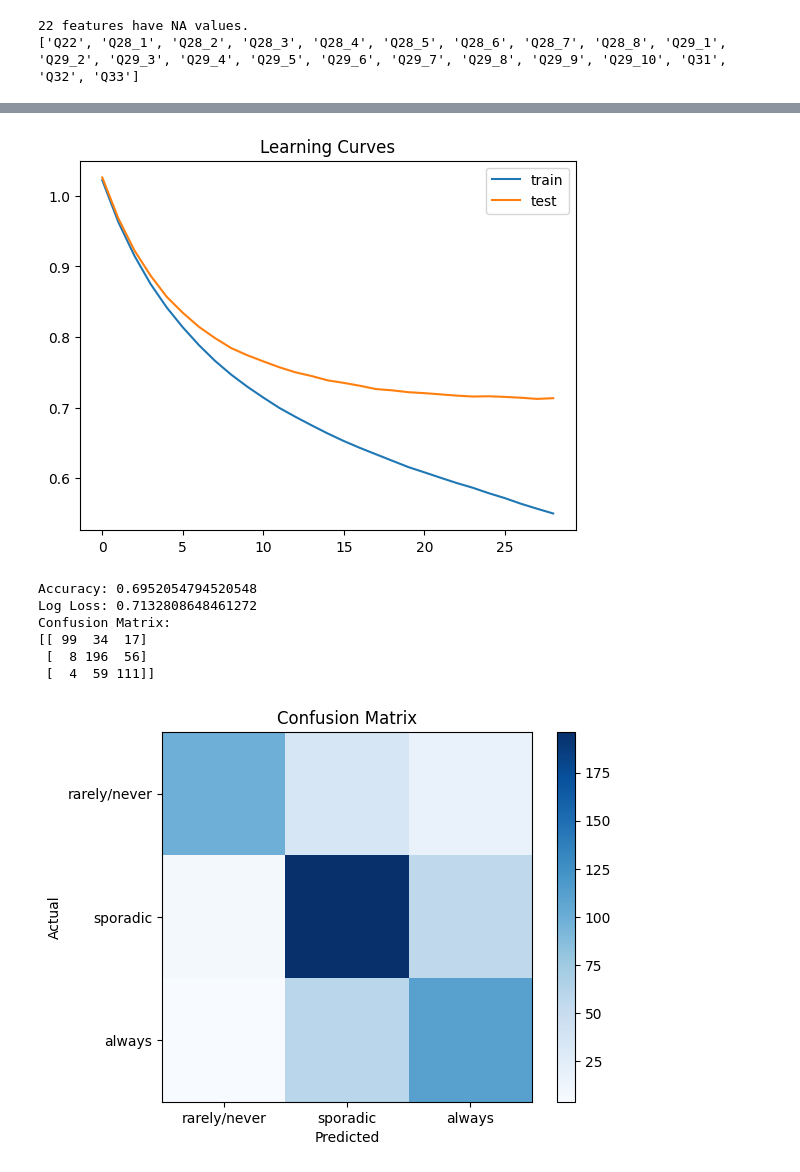
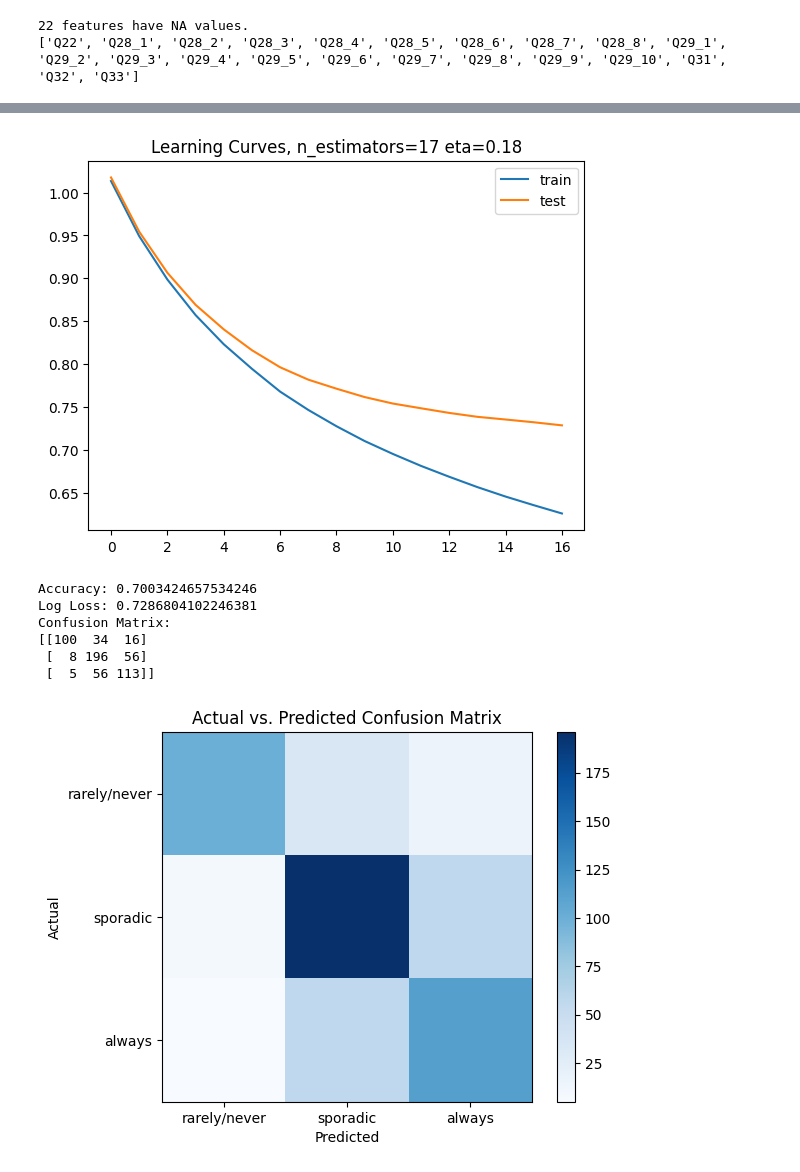
Before and after one commit to julietlawton/Predicting-Voting-Behavior, a Jupyter notebook: predicting_voting_behavior.ipynb, the cells around one changed output, grey strips where cells are left out. Saved outputs shown, nothing was run; the diff lists cells and outputs as text; code cells hidden in the pictures.

```diff
--- a/predicting_voting_behavior.ipynb
+++ b/predicting_voting_behavior.ipynb
@@ -92,7 +42,7 @@ non_voters.educ = pd.Categorical(non_voters.educ, ordered=True, categories=['Hig
 non_voters.voter_category = pd.Categorical(non_voters.voter_category, ordered=True, categories=['rarely/never', 'sporadic', 'always'])
 
 # Examine target variable distribution
-non_voters.voter_category.value_counts().sort_index().plot(kind='bar', color=choose_random_color())
+non_voters.voter_category.value_counts().sort_index().plot(kind='bar', color='navy')
 plt.title('Voter Category Distribution')
 plt.ylabel('count')
 plt.show()
@@ -100,19 +50,19 @@ plt.show()
 # Examine age distribution of participants
 print(non_voters.ppage.describe())
 
-plt.hist(non_voters.ppage)
+plt.hist(non_voters.ppage, color='m')
 plt.title('Age Distribution of Participants in Sample')
 plt.xlabel('age')
 plt.ylabel('count')
 plt.show()
 plt.clf()
 
-# Convert age feature to be catgorical instead of quantitative to improve interpretability
-non_voters.ppage = pd.cut(non_voters.ppage, bins=[0, 36, 53, 66, 99], labels=['35 or younger', '36-52', '53-65', '66 or older'])
-non_voters.ppage = pd.Categorical(non_voters.ppage, ordered=True, categories=['35 or younger', '36-52', '53-65', '66 or older'])
+# Convert age feature to be categorical instead of quantitative to improve interpretability
+non_voters.ppage = pd.cut(non_voters.ppage, bins=[0, 36, 53, 66, 99], labels=['22-35', '36-52', '53-65', '66-99'])
+non_voters.ppage = pd.Categorical(non_voters.ppage, ordered=True, categories=['22-35', '36-52', '53-65', '66-99'])
 
 # Examine new distribtuion
-non_voters.ppage.value_counts().sort_index().plot(kind='bar', color=choose_random_color())
+non_voters.ppage.value_counts().sort_index().plot(kind='bar', color='pink')
 plt.title('Age Distribution of Participants in Sample')
 plt.ylabel('count')
 plt.show()
@@ -205,6 +166,19 @@ non_voters = pd.concat([non_voters, pd.get_dummies(non_voters['race'])], axis=1)
 non_voters.drop(columns=['race'], axis=1, inplace=True)
 
 voter_demographics = non_voters[['ppage', 'educ', 'gender', 'income_cat', 'Black', 'Hispanic', 'Other/Mixed', 'White']].copy()
+
+# Perform one-hot encoding on question columns that are not ordinal
+non_voters = pd.concat([non_voters, pd.get_dummies(non_voters['Q21'], prefix='Q21')], axis=1)
+non_voters.drop(columns=['Q21'], axis=1, inplace=True)
+
+non_voters = pd.concat([non_voters, pd.get_dummies(non_voters['Q23'], prefix='Q23')], axis=1)
+non_voters.drop(columns=['Q23'], axis=1, inplace=True)
+
+non_voters = pd.concat([non_voters, pd.get_dummies(non_voters['Q24'], prefix='Q24')], axis=1)
+non_voters.drop(columns=['Q24'], axis=1, inplace=True)
+
+non_voters = pd.concat([non_voters, pd.get_dummies(non_voters['Q30'], prefix='Q30')], axis=1)
+non_voters.drop(columns=['Q30'], axis=1, inplace=True)
 # %%
 # Remove column for question 1 since every participant answered yes (prerequiste for being included in the sample)
 non_voters.drop(f'Q1', axis=1, inplace=True)
@@ -513,4 +424,8 @@ Confusion Matrix: Row labels: Actual class; Column labels: Predicted class
 # %%
+#training_columns = very_strong_features + moderately_strong_features + moderate_features + weak_features
+#training_columns.append('weight')
+#X_reduced = non_voters[training_columns]
+
 # Configure training features and target
 X = non_voters.drop(['RespId', 'voter_category'], axis=1).copy()
 y = non_voters['voter_category'].cat.codes
@@ -525,7 +440,9 @@ X_test.drop('weight', axis=1, inplace=True)
 evalset = [(X_train, y_train), (X_test,y_test)]
 
 # Create an XGBoost classifier
-model = xgb.XGBClassifier(tree_method="hist", enable_categorical=True, n_estimators=29, eta=0.16, eval_metric='mlogloss')
+n_estimators=17
+eta=0.18
+model = xgb.XGBClassifier(tree_method="hist", enable_categorical=True, n_estimators=n_estimators, eta=eta, eval_metric='mlogloss')
 
 # Fit the model
 model.fit(X_train, y_train, sample_weight=weights, verbose=False, eval_set=evalset)
@@ -536,40 +453,40 @@ y_pred_probabilities = model.predict_proba(X_test)
 
 # Plot learning curves
 results = model.evals_result()
 plt.plot(results['validation_0']['mlogloss'], label='train')
 plt.plot(results['validation_1']['mlogloss'], label='test')
-plt.title('Learning Curves')
+plt.title(f'Learning Curves, n_estimators={n_estimators} eta={eta}')
 plt.legend()
 plt.show()
 
 # Calculate the accuracy of the model
 accuracy = accuracy_score(y_test, y_pred)
 print(f'Accuracy: {accuracy}')
 
 # Calculate the log loss score
 logloss = log_loss(y_test, y_pred_probabilities)
 print(f'Log Loss: {logloss}')
 
 # Generate confusion matrix
 cm = confusion_matrix(y_test, y_pred)
 print(f'Confusion Matrix:\n{cm}')
 
 # Plot confusion matrix
 classes = ['rarely/never', 'sporadic', 'always']
 plt.imshow(cm, cmap='Blues', interpolation='nearest')
-plt.title('Confusion Matrix')
+plt.title('Actual vs. Predicted Confusion Matrix')
 plt.colorbar()
 plt.xlabel('Predicted')
 plt.ylabel('Actual')
 plt.xticks(ticks=range(len(classes)), labels=classes)
 plt.yticks(ticks=range(len(classes)), labels=classes)
 plt.show()
 # %% [output]
-[figure, old version]
+[figure, new version]
-Accuracy: 0.6952054794520548
-Log Loss: 0.7132808648461272
+Accuracy: 0.7003424657534246
+Log Loss: 0.7286804102246381
 Confusion Matrix:
-[[ 99  34  17]
+[[100  34  16]
  [  8 196  56]
- [  4  59 111]]
+ [  5  56 113]]
-[figure, old version]
+[figure, new version]
```
Also changed, not shown: parts of 19 cells of this notebook, 1 other file.
